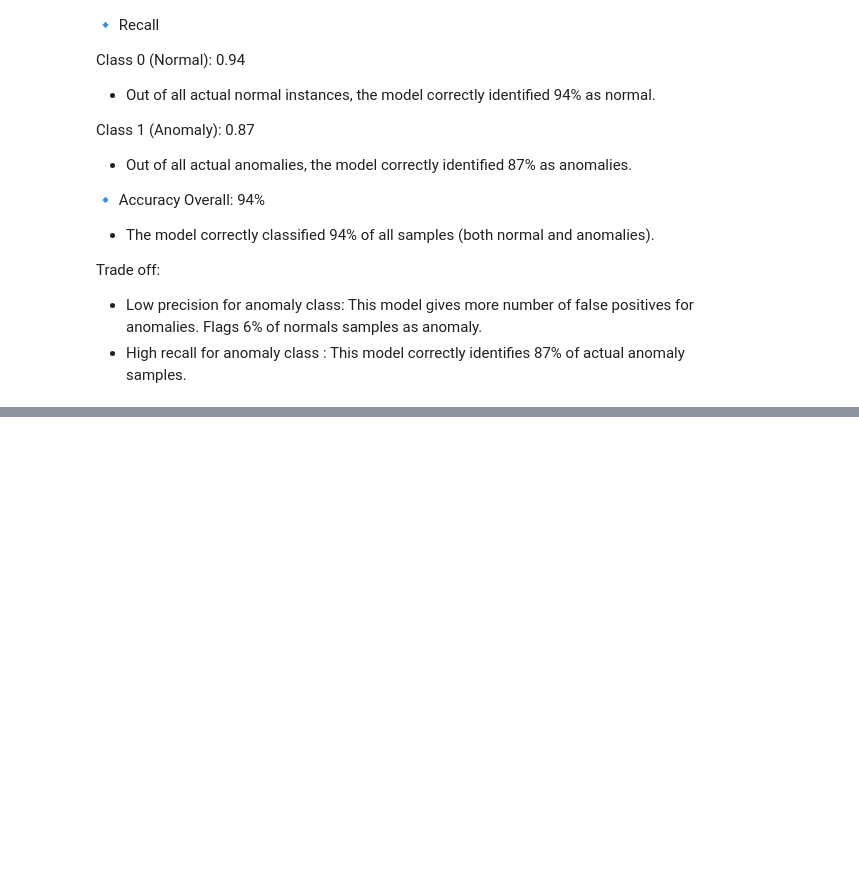
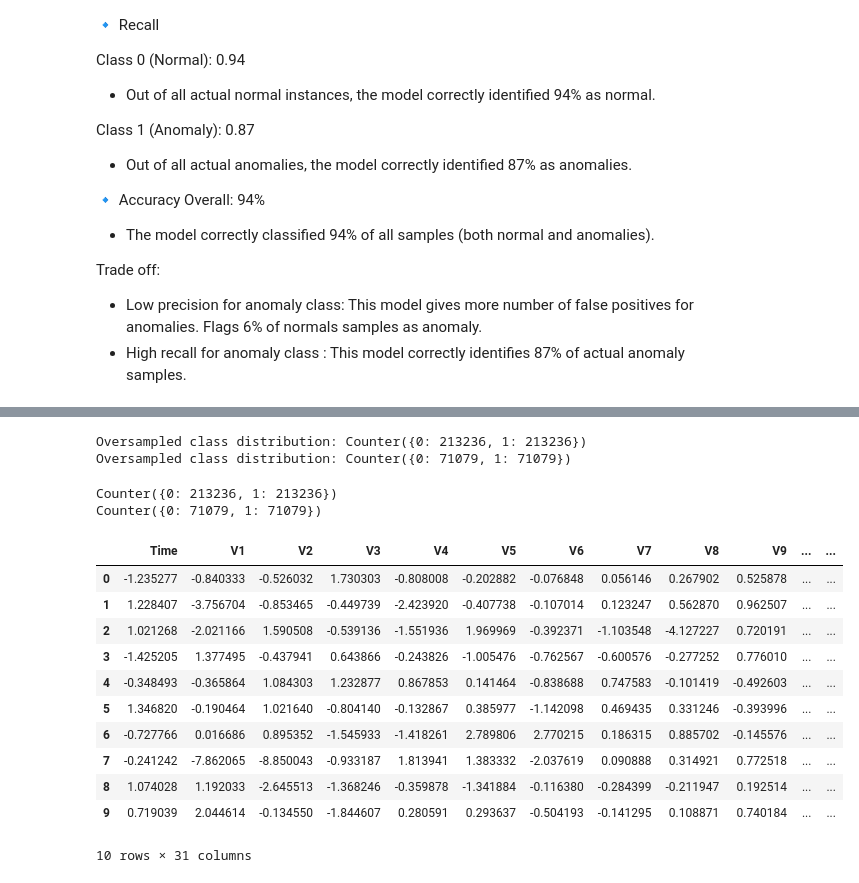
Before and after one commit to JankiMandviya/credit_card_fraud_detection, a Jupyter notebook: credit_card_fraud_detection_EDA_pre-processing.ipynb, the cells around one changed output, grey strips where cells are left out. Drawn from its saved outputs; the diff is of its cells as text; code cells hidden in the pictures; blank space fills up the shorter version.

```diff
--- a/credit_card_fraud_detection_EDA_pre-processing.ipynb
+++ b/credit_card_fraud_detection_EDA_pre-processing.ipynb
@@ -710,0 +721,3 @@ NameError: name 'if_clf' is not defined
+# %%
+# divide Y in strategic proportion
+X_train, X_test = train_test_split(df, test_size=0.25, stratify=df['Class'], random_state=42)
@@ -710,0 +742,33 @@ NameError: name 'if_clf' is not defined
+# %%
+X_train_sampled, y_train_sampled = smote_sampling(X_train, X_train['Class'])
+print("Oversampled class distribution:", Counter(y_train_sampled))
+
+X_test_Sampled, y_test_sampled = smote_sampling(X_test, X_test['Class'])
+print("Oversampled class distribution:", Counter(y_test_sampled))
+# %% [output]
+Oversampled class distribution: Counter({0: 213236, 1: 213236})
+Oversampled class distribution: Counter({0: 71079, 1: 71079})
+# %%
+### Feature scaling for time and amount
+FeatureScaler(X_train_sampled)
+FeatureScaler(X_test_Sampled)
+print(Counter(y_train_sampled))
+print(Counter(y_test_sampled))
+# %% [output]
+Counter({0: 213236, 1: 213236})
+Counter({0: 71079, 1: 71079})
+# %%
+X_train_sampled.head(10)
+# %% [output]
+|  | Time | V1 | V2 | V3 | V4 | V5 | V6 | V7 | V8 | V9 | ... | ... |
+| 0 | -1.235277 | -0.840333 | -0.526032 | 1.730303 | -0.808008 | -0.202882 | -0.076848 | 0.056146 | 0.267902 | 0.525878 | ... | ... |
+| 1 | 1.228407 | -3.756704 | -0.853465 | -0.449739 | -2.423920 | -0.407738 | -0.107014 | 0.123247 | 0.562870 | 0.962507 | ... | ... |
+| 2 | 1.021268 | -2.021166 | 1.590508 | -0.539136 | -1.551936 | 1.969969 | -0.392371 | -1.103548 | -4.127227 | 0.720191 | ... | ... |
+| 3 | -1.425205 | 1.377495 | -0.437941 | 0.643866 | -0.243826 | -1.005476 | -0.762567 | -0.600576 | -0.277252 | 0.776010 | ... | ... |
+| 4 | -0.348493 | -0.365864 | 1.084303 | 1.232877 | 0.867853 | 0.141464 | -0.838688 | 0.747583 | -0.101419 | -0.492603 | ... | ... |
+| 5 | 1.346820 | -0.190464 | 1.021640 | -0.804140 | -0.132867 | 0.385977 | -1.142098 | 0.469435 | 0.331246 | -0.393996 | ... | ... |
+| 6 | -0.727766 | 0.016686 | 0.895352 | -1.545933 | -1.418261 | 2.789806 | 2.770215 | 0.186315 | 0.885702 | -0.145576 | ... | ... |
+| 7 | -0.241242 | -7.862065 | -8.850043 | -0.933187 | 1.813941 | 1.383332 | -2.037619 | 0.090888 | 0.314921 | 0.772518 | ... | ... |
+| 8 | 1.074028 | 1.192033 | -2.645513 | -1.368246 | -0.359878 | -1.341884 | -0.116380 | -0.284399 | -0.211947 | 0.192514 | ... | ... |
+| 9 | 0.719039 | 2.044614 | -0.134550 | -1.844607 | 0.280591 | 0.293637 | -0.504193 | -0.141295 | 0.108871 | 0.740184 | ... | ... |
+10 rows × 31 columns
```
Also changed, not shown: parts of 50 cells of this notebook, 4 other files.
